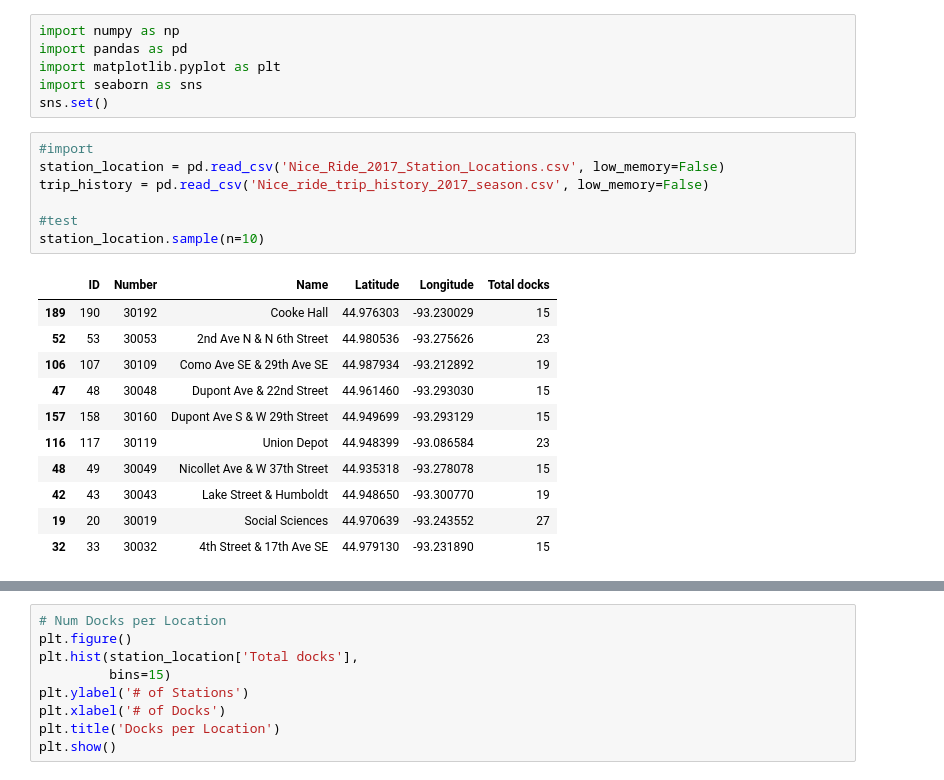
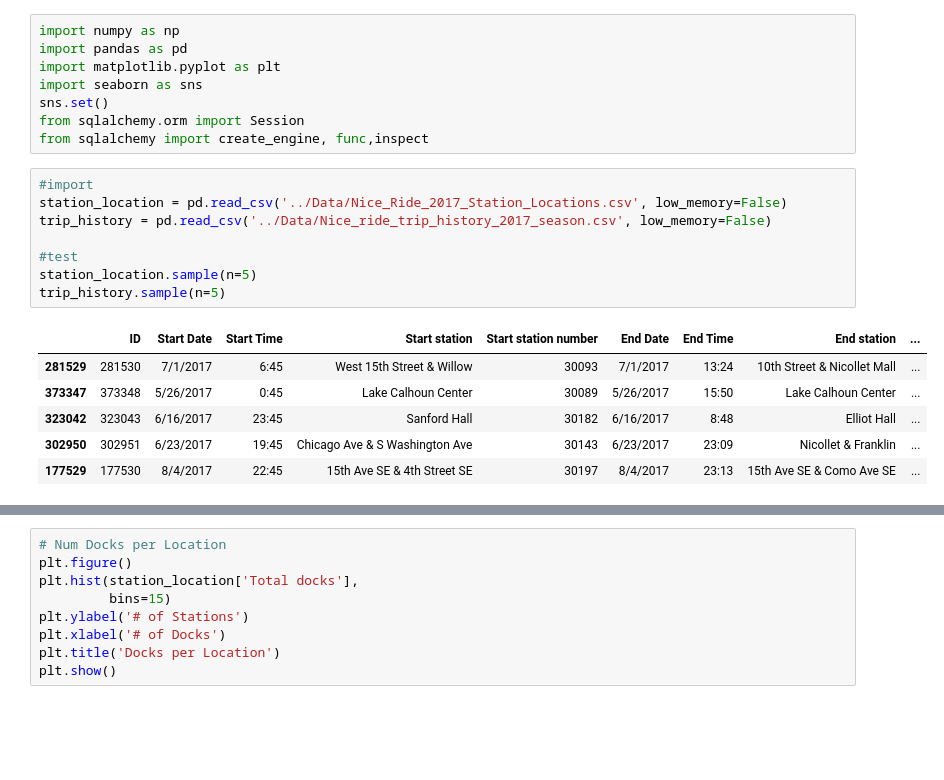
Before and after one commit to grand42/Machine_Learning-NiceRide, a Jupyter notebook: Data/saif.ipynb, the cells around one changed output, grey strips where cells are left out. Saved outputs shown, nothing was run; the diff lists cells and outputs as text; blank space fills up the shorter version.

```diff
--- a/Data/saif.ipynb
+++ b/Data/saif.ipynb
@@ -4,22 +4,20 @@ import pandas as pd
 import matplotlib.pyplot as plt
 import seaborn as sns
 sns.set()
+from sqlalchemy.orm import Session
+from sqlalchemy import create_engine, func,inspect
 # %%
 #import
-station_location = pd.read_csv('Nice_Ride_2017_Station_Locations.csv', low_memory=False)
-trip_history = pd.read_csv('Nice_ride_trip_history_2017_season.csv', low_memory=False)
+station_location = pd.read_csv('../Data/Nice_Ride_2017_Station_Locations.csv', low_memory=False)
+trip_history = pd.read_csv('../Data/Nice_ride_trip_history_2017_season.csv', low_memory=False)
 
 #test
-station_location.sample(n=10)
+station_location.sample(n=5)
+trip_history.sample(n=5)
 # %% [output]
-|  | ID | Number | Name | Latitude | Longitude | Total docks |
-| 189 | 190 | 30192 | Cooke Hall | 44.976303 | -93.230029 | 15 |
-| 52 | 53 | 30053 | 2nd Ave N & N 6th Street | 44.980536 | -93.275626 | 23 |
-| 106 | 107 | 30109 | Como Ave SE & 29th Ave SE | 44.987934 | -93.212892 | 19 |
-| 47 | 48 | 30048 | Dupont Ave & 22nd Street | 44.961460 | -93.293030 | 15 |
-| 157 | 158 | 30160 | Dupont Ave S & W 29th Street | 44.949699 | -93.293129 | 15 |
-| 116 | 117 | 30119 | Union Depot | 44.948399 | -93.086584 | 23 |
-| 48 | 49 | 30049 | Nicollet Ave & W 37th Street | 44.935318 | -93.278078 | 15 |
-| 42 | 43 | 30043 | Lake Street & Humboldt | 44.948650 | -93.300770 | 19 |
-| 19 | 20 | 30019 | Social Sciences | 44.970639 | -93.243552 | 27 |
-| 32 | 33 | 30032 | 4th Street & 17th Ave SE | 44.979130 | -93.231890 | 15 |
+|  | ID | Start Date | Start Time | Start station | Start station number | End Date | End Time | End station | ... |
+| 281529 | 281530 | 7/1/2017 | 6:45 | West 15th Street & Willow | 30093 | 7/1/2017 | 13:24 | 10th Street & Nicollet Mall | ... |
+| 373347 | 373348 | 5/26/2017 | 0:45 | Lake Calhoun Center | 30089 | 5/26/2017 | 15:50 | Lake Calhoun Center | ... |
+| 323042 | 323043 | 6/16/2017 | 23:45 | Sanford Hall | 30182 | 6/16/2017 | 8:48 | Elliot Hall | ... |
+| 302950 | 302951 | 6/23/2017 | 19:45 | Chicago Ave & S Washington Ave | 30143 | 6/23/2017 | 23:09 | Nicollet & Franklin | ... |
+| 177529 | 177530 | 8/4/2017 | 22:45 | 15th Ave SE & 4th Street SE | 30197 | 8/4/2017 | 23:13 | 15th Ave SE & Como Ave SE | ... |
```
Also changed, not shown: parts of 5 cells of this notebook, 2 other files.
